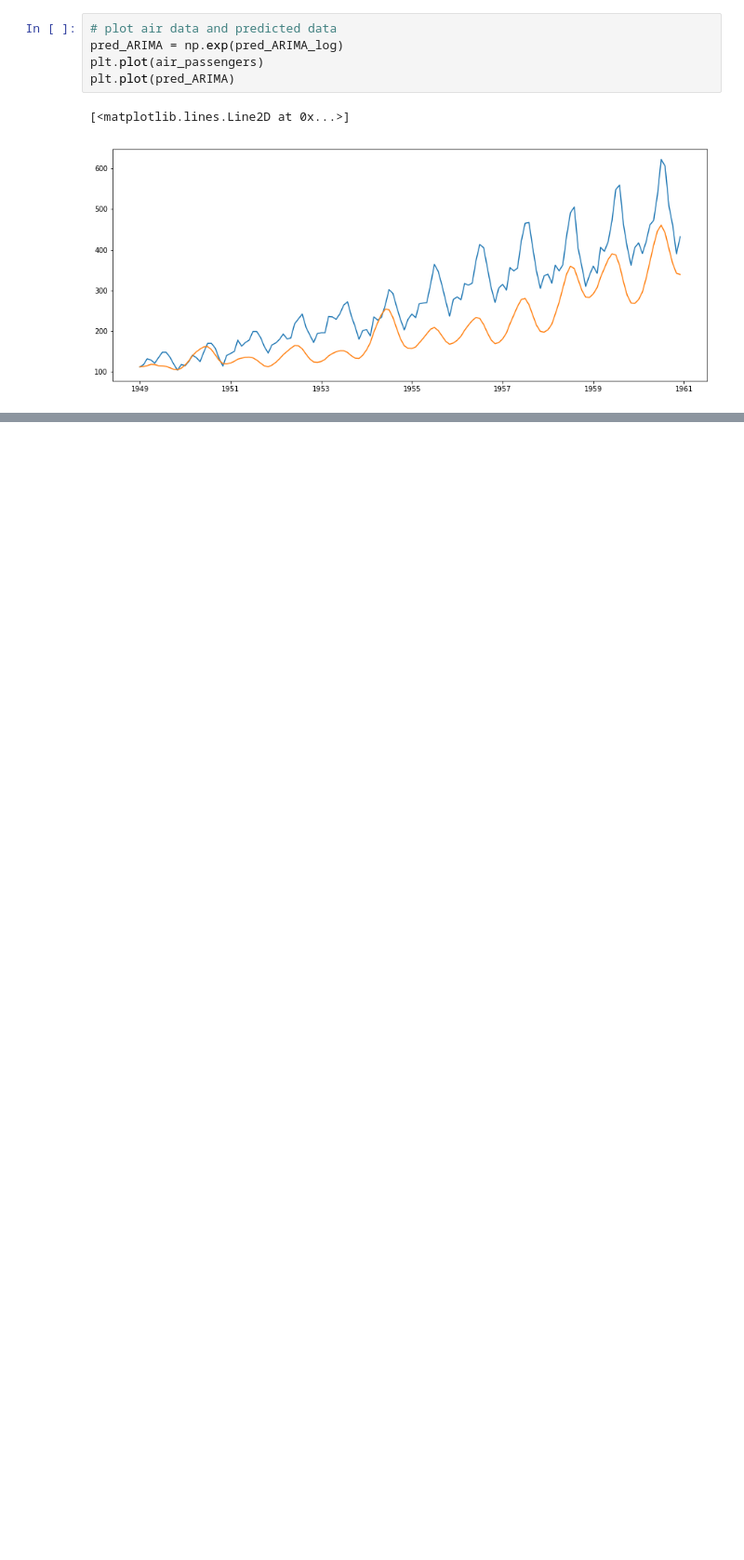
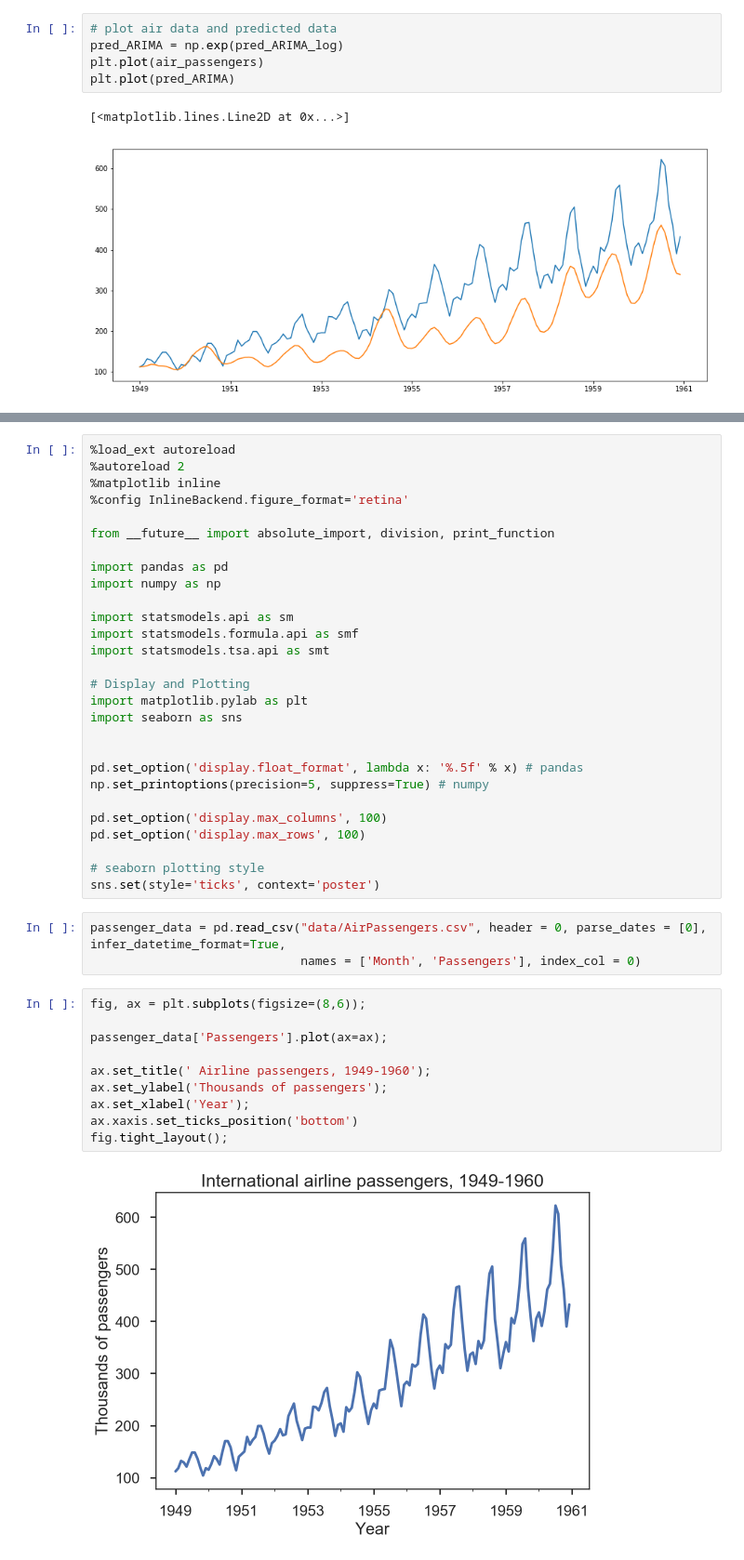
Before and after one commit to mkumar73/time-series, a Jupyter notebook: python/02.air_passenger_arima.ipynb, the cells around one changed output, grey strips where cells are left out. Shown at 93% size. Cells and saved outputs as stored; diff of their text form; blank space fills up the shorter version.

```diff
--- a/python/02.air_passenger_arima.ipynb
+++ b/python/02.air_passenger_arima.ipynb
@@ -453,0 +459,43 @@ plt.plot(pred_ARIMA)
+# %%
+%load_ext autoreload
+%autoreload 2
+%matplotlib inline
+%config InlineBackend.figure_format='retina'
+
+from __future__ import absolute_import, division, print_function
+
+import pandas as pd
+import numpy as np
+
+import statsmodels.api as sm
+import statsmodels.formula.api as smf
+import statsmodels.tsa.api as smt
+
+# Display and Plotting
+import matplotlib.pylab as plt
+import seaborn as sns
+
+
+pd.set_option('display.float_format', lambda x: '%.5f' % x) # pandas
+np.set_printoptions(precision=5, suppress=True) # numpy
+
+pd.set_option('display.max_columns', 100)
+pd.set_option('display.max_rows', 100)
+
+# seaborn plotting style
+sns.set(style='ticks', context='poster')
+# %%
+passenger_data = pd.read_csv("data/AirPassengers.csv", header = 0, parse_dates = [0], infer_datetime_format=True,
+                             names = ['Month', 'Passengers'], index_col = 0)
+# %%
+fig, ax = plt.subplots(figsize=(8,6));
+
+passenger_data['Passengers'].plot(ax=ax);
+
+ax.set_title(' Airline passengers, 1949-1960');
+ax.set_ylabel('Thousands of passengers');
+ax.set_xlabel('Year');
+ax.xaxis.set_ticks_position('bottom')
+fig.tight_layout();
+# %% [output]
+[figure, added]
```
Also changed, not shown: parts of 14 cells of this notebook.
